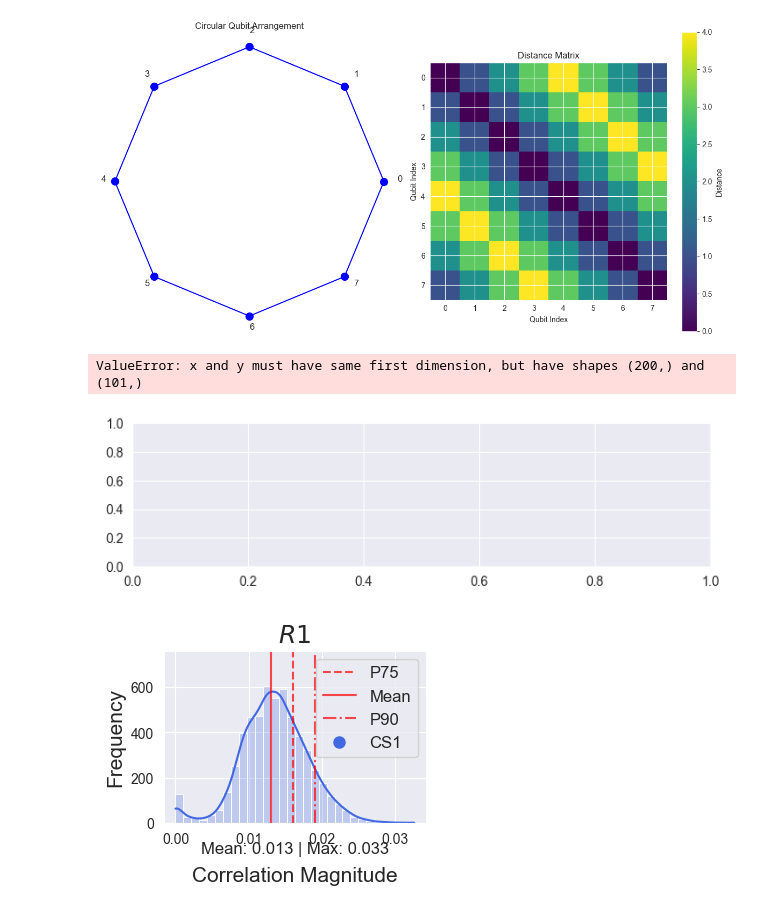
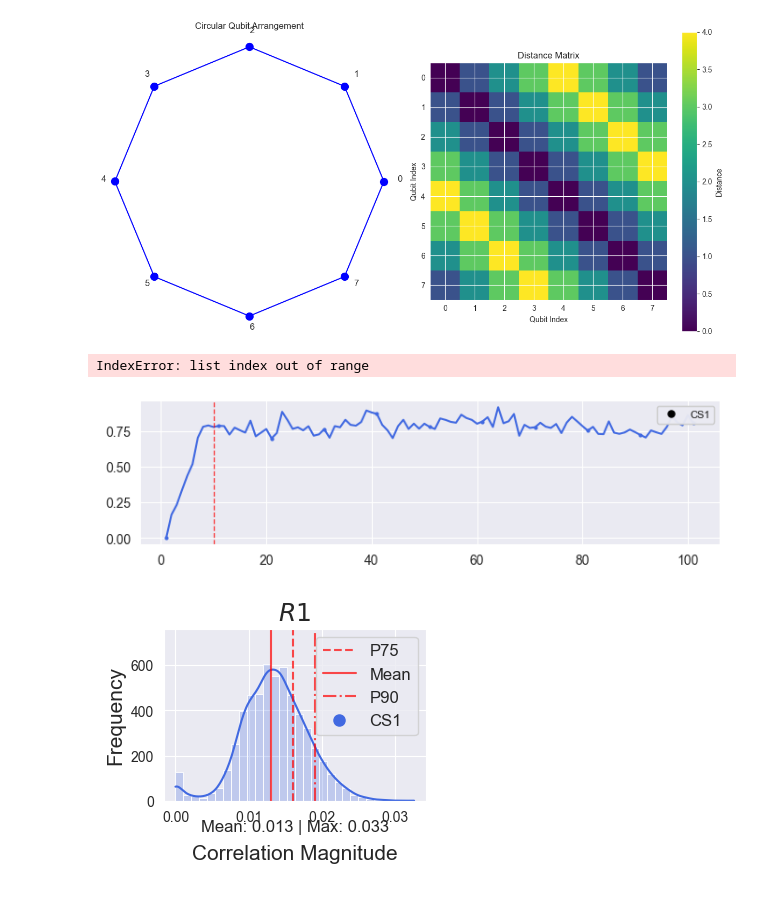
Before and after one commit to UnnatiAkhouri/QuNet, a Jupyter notebook: QuNet_bootcamp_2025/Session_3/Two_qubit_measures.ipynb, the cells around one changed output. Drawn from its saved outputs; the diff is of its cells as text; code cells hidden in the pictures.

```diff
--- a/QuNet_bootcamp_2025/Session_3/Two_qubit_measures.ipynb
+++ b/QuNet_bootcamp_2025/Session_3/Two_qubit_measures.ipynb
@@ -428,7 +428,7 @@ def plot_mean_correlation_sums(corrs_all_datas):
                 # Calculate the mean across all trials
                 mean_correlation_sums.append(np.mean(step_sums))
 
-            n_timesteps=200
+            n_timesteps=101
             # Create time steps array
             x = np.arange(1, n_timesteps + 1)
 
@@ -449,35 +449,35 @@ def plot_mean_correlation_sums(corrs_all_datas):
 
         # Add rule legend at the bottom of each subplot
         rule_handles = [plt.Line2D([0], [0], color=colors[k], linewidth=2)
                      for k in range(len(rules))]
         rule_legend = axes[3].legend(handles=rule_handles, labels=rules,
                              loc='lower right', fontsize=10)
         axes[3].add_artist(rule_legend)
 
         # Add x-axis label only to the bottom subplot
         if i == len(corrs_all_datas) - 1:
             axes[i].set_xlabel(r'$\ell$', fontsize=18)
 
         # Remove y-axis label from individual subplots
         axes[i].set_ylabel('')
 
         axes[i].grid(True)
 
     # Add a single y-axis label for the entire figure
     fig.text(0.02, 0.5, r'Total correlation $(\langle \sum_{a,b} \frac{|C^{xx}_{ab}| (\ell)}{4}\rangle_{\rm ens}$)', va='center', rotation='vertical', fontsize=14)
 
     plt.tight_layout()
     plt.subplots_adjust(left=0.15)
 
     #plt.savefig("Correlation_growth_8Q_all_rules_all_CS.png",dpi=300,bbox_inches="tight")
     # Adjust layout to make room for the y-axis label
 
     return fig
 
 plot_mean_correlation_sums([[corr_random]])
 # %% [output]
-ValueError: x and y must have same first dimension, but have shapes (200,) and (101,)
+IndexError: list index out of range
-[figure, old version]
+[figure, new version]
 # %%
 def plot_multiple_correlation_distributions(correlation_datasets, labels, colors, bins=30):
     """
```
